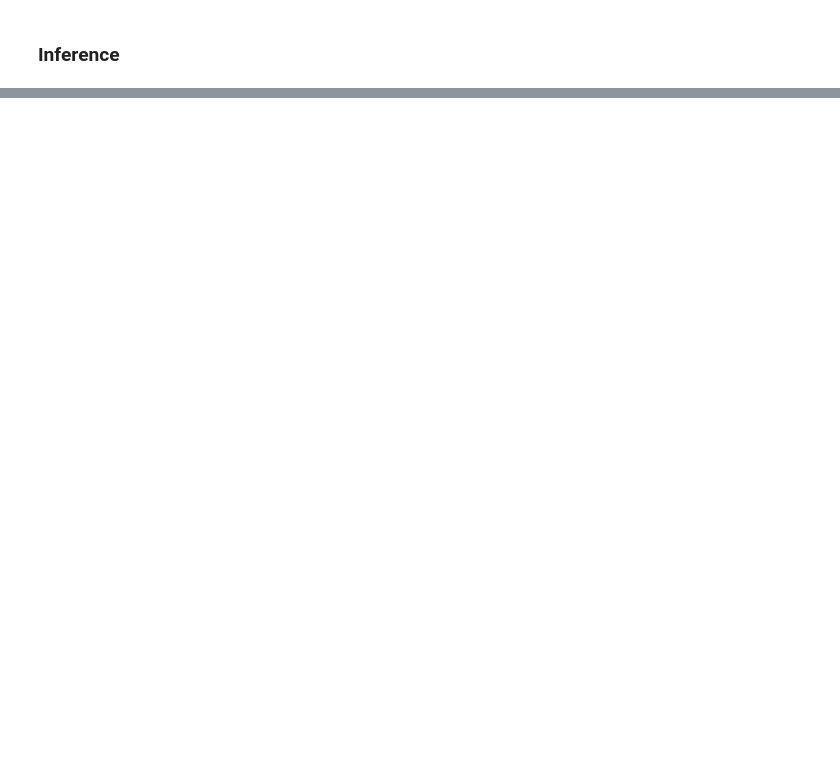
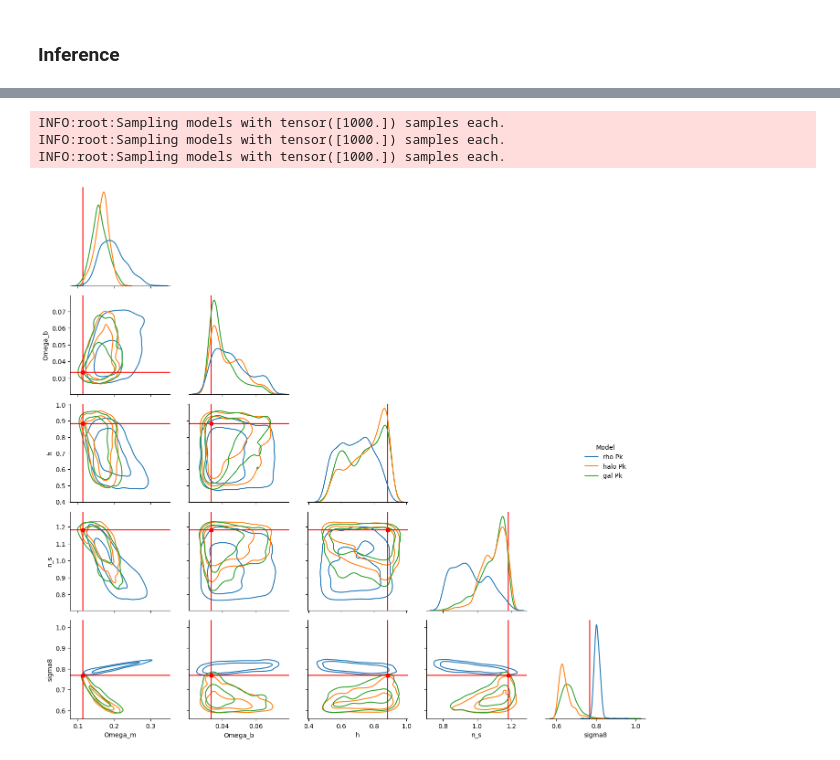
Before and after one commit to maho3/matts_tests, a Jupyter notebook: test_inference.ipynb, the cells around one changed output, grey strips where cells are left out. Drawn from its saved outputs; the diff is of its cells as text; code cells hidden in the pictures; blank space fills up the shorter version.

```diff
--- a/test_inference.ipynb
+++ b/test_inference.ipynb
@@ -564,17 +932,21 @@ def log_and_mask(x):
     x = x[:,~mask]
     return x
 
-rho_pk, halo_pk, haloz_pk, gal_pk, galz_pk, survey_pk = map(
+rho_pk, halo_pk, haloz_pk, gal_pk, galz_pk = map(
     log_and_mask,
-    [rho_pk, halo_pk, haloz_pk, gal_pk, galz_pk, survey_pk]
+    [rho_pk, halo_pk, haloz_pk, gal_pk, galz_pk]
 )
+# rho_pk = log_and_mask(rho_pk)
+# survey_pk = log_and_mask(survey_pk)
 # %%
 def mask_inf(x):
     mask = np.any(np.isnan(x), axis=0)
     mask *= np.any(np.isinf(x), axis=0)
     return x[:,~mask]
 
-rho_pk, halo_pk, haloz_pk, gal_pk, galz_pk, survey_pk = map(
+rho_pk, halo_pk, haloz_pk, gal_pk, galz_pk = map(
     mask_inf,
-    [rho_pk, halo_pk, haloz_pk, gal_pk, galz_pk, survey_pk]
+    [rho_pk, halo_pk, haloz_pk, gal_pk, galz_pk]
 )
+# rho_pk = mask_inf(rho_pk)
+# survey_pk = mask_inf(survey_pk)
@@ -626,3 +1035,43 @@ INFO:root:It took 175.15935850143433 seconds to train models.
+# %%
+ind = np.random.choice(np.argwhere(in_test).flatten())
+metric = PlotSinglePosterior(
+    num_samples=1000, sample_method='direct',
+    labels=['Omega_m', 'Omega_b', 'h', 'n_s', 'sigma8']
+)
+fig = metric(
+    posterior=prho,
+    x_obs=rho_pk[ind], theta_fid=cosmos[ind],
+    name='rho Pk'
+)
+fig = metric(
+    posterior=phalo,
+    x_obs=halo_pk[ind], theta_fid=cosmos[ind],
+    grid=fig,
+    name='halo Pk'
+)
+# fig = metric(
+#     posterior=phaloz,
+#     x_obs=haloz_pk[ind], theta_fid=cosmos[ind],
+#     grid=fig,
+#     name='halo Pk z'
+# )
+fig = metric(
+    posterior=pgal,
+    x_obs=gal_pk[ind], theta_fid=cosmos[ind],
+    grid=fig,
+    name='gal Pk'
+)
+# fig = metric(
+#     posterior=pgalz,
+#     x_obs=galz_pk[ind], theta_fid=cosmos[ind],
+#     grid=fig,
+#     name='gal Pk z'
+# )
+# %% [output]
+INFO:root:Sampling models with tensor([1000.]) samples each.
+INFO:root:Sampling models with tensor([1000.]) samples each.
+INFO:root:Sampling models with tensor([1000.]) samples each.
+[figure, added]
 # %%
 ind = np.random.choice(np.argwhere(in_test).flatten())
 metric = PlotSinglePosterior(
```
Also changed, not shown: parts of 19 cells of this notebook, 2 other files.
